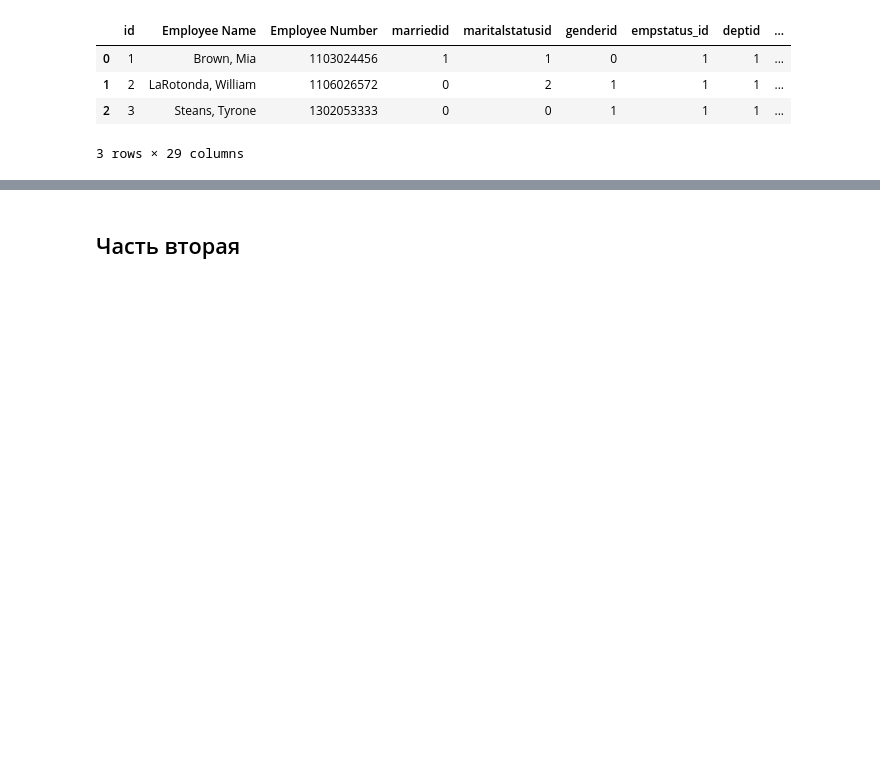
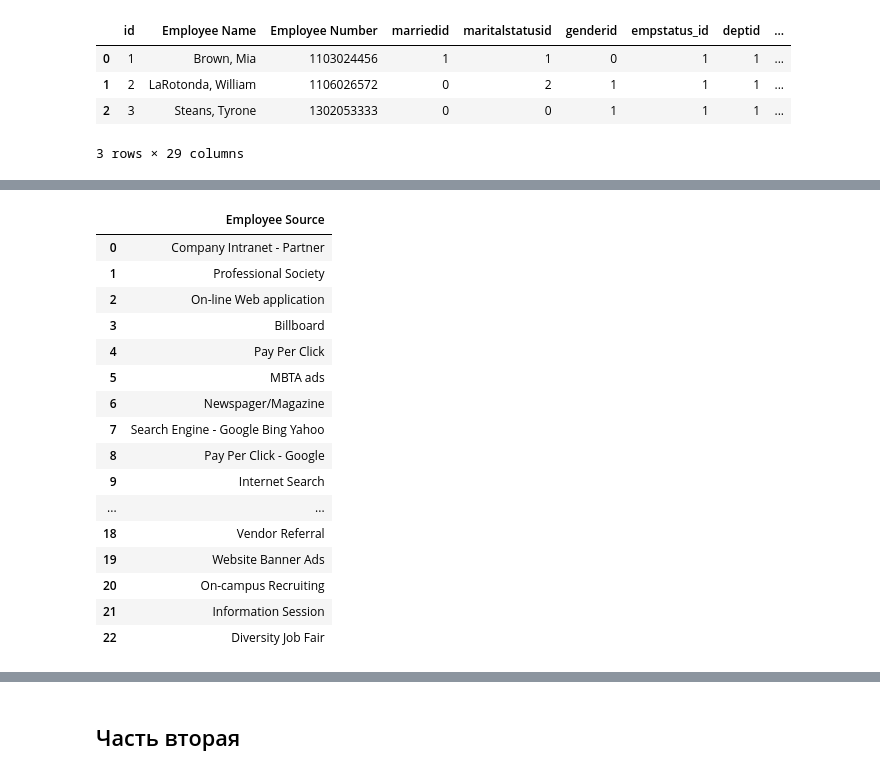
Before and after one commit to AnnaMedved/Online-school-conversion-analysis, a Jupyter notebook: Coursework_analytics_2.ipynb, the cells around one changed output, grey strips where cells are left out. Drawn from its saved outputs; the diff is of its cells as text; code cells hidden in the pictures; blank space fills up the shorter version.

```diff
--- a/Coursework_analytics_2.ipynb
+++ b/Coursework_analytics_2.ipynb
@@ -70,0 +186,25 @@ dfs[3].head(3)
+# %%
+# Все возможные источники поиска сотрудников:
+
+q = """
+    SELECT DISTINCT "Employee Source" FROM hr_dataset
+"""
+pd.read_sql(q, connected)
+# %% [output]
+|  | Employee Source |
+| 0 | Company Intranet - Partner |
+| 1 | Professional Society |
+| 2 | On-line Web application |
+| 3 | Billboard |
+| 4 | Pay Per Click |
+| 5 | MBTA ads |
+| 6 | Newspager/Magazine |
+| 7 | Search Engine - Google Bing Yahoo |
+| 8 | Pay Per Click - Google |
+| 9 | Internet Search |
+| ... | ... |
+| 18 | Vendor Referral |
+| 19 | Website Banner Ads |
+| 20 | On-campus Recruiting |
+| 21 | Information Session |
+| 22 | Diversity Job Fair |
```
Also changed, not shown: parts of 26 cells of this notebook.
